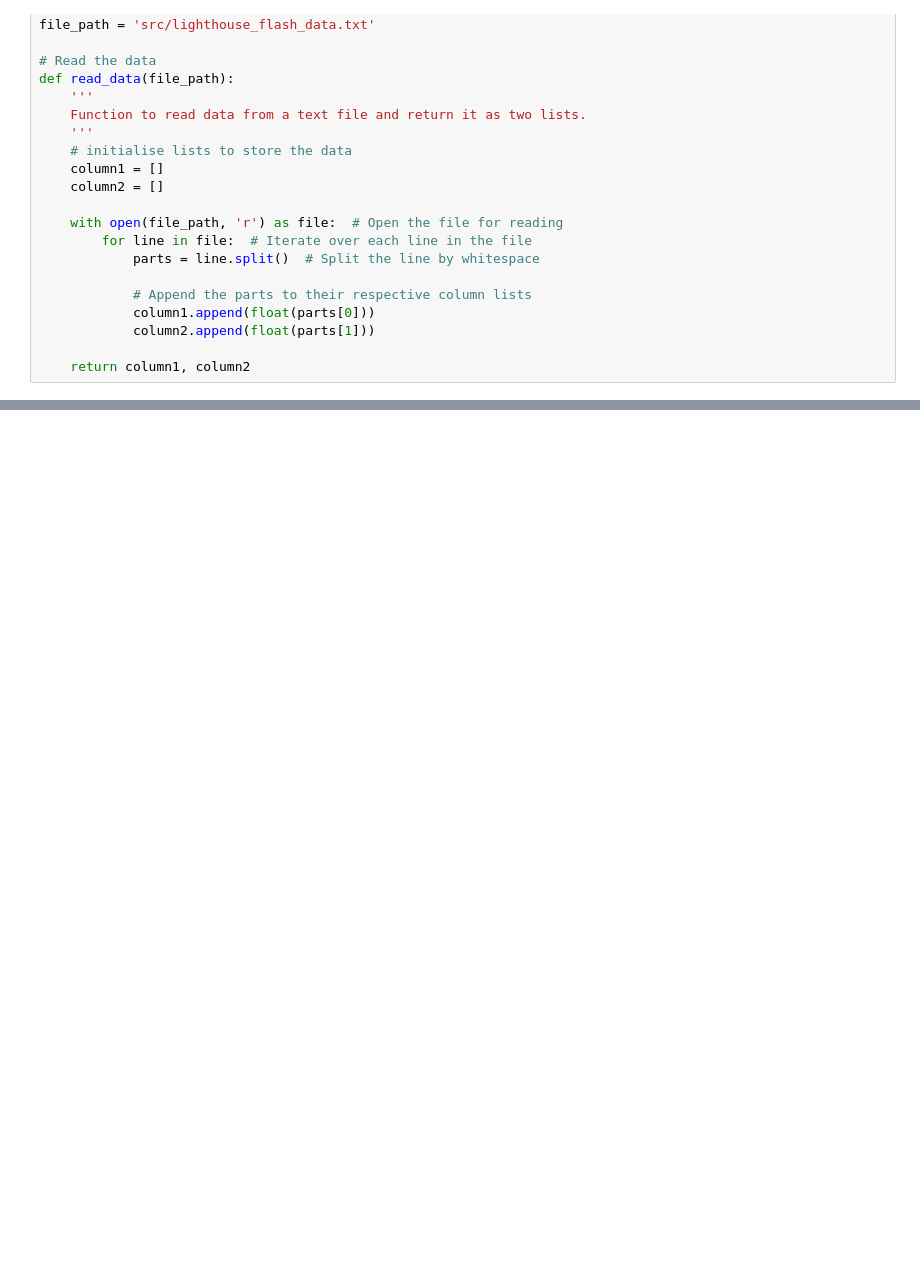
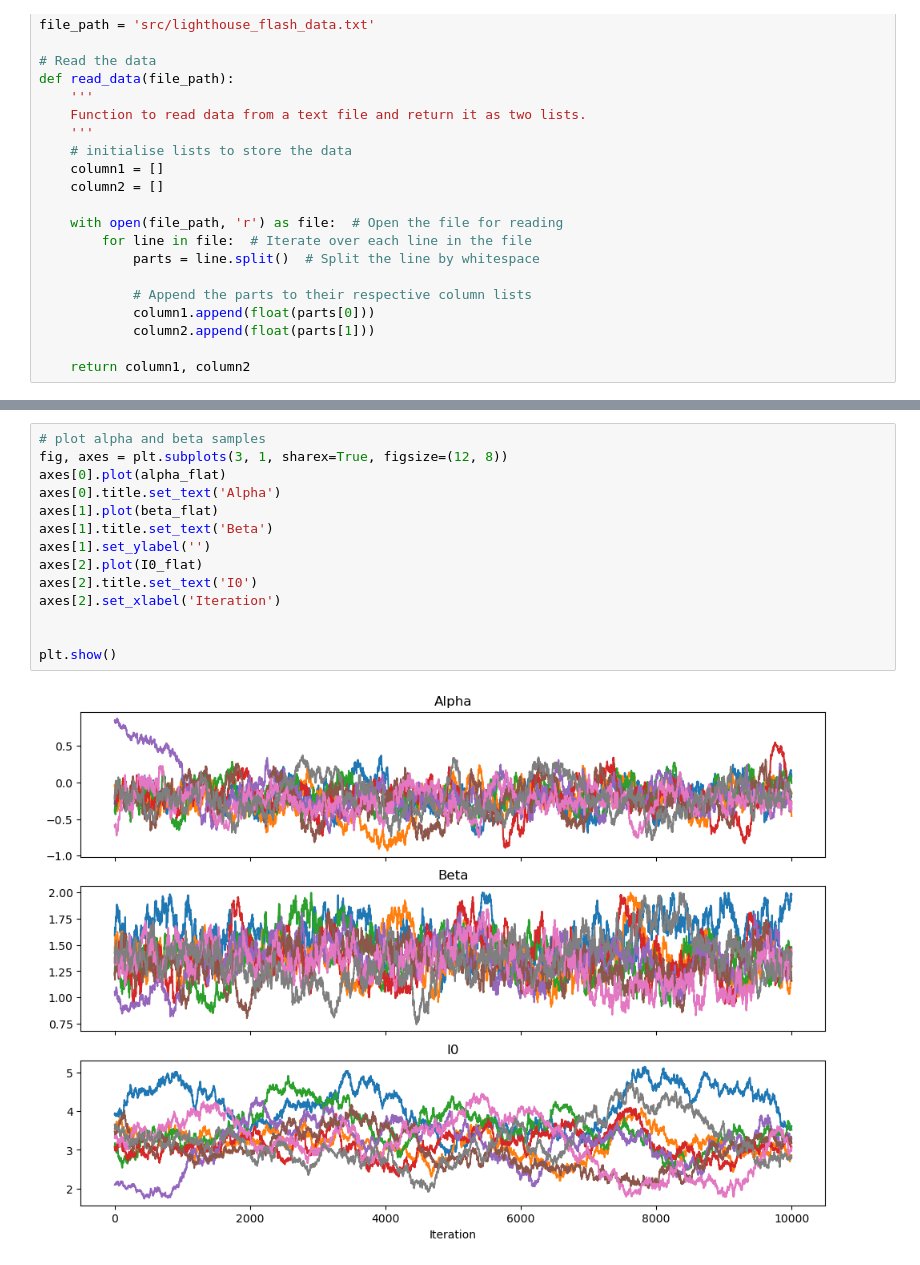
Before and after one commit to MaxTalberg/The-Lighthouse-Problem, a Jupyter notebook: CW.ipynb, the cells around one changed output, grey strips where cells are left out. Drawn from its saved outputs; the diff is of its cells as text; blank space fills up the shorter version.

```diff
--- a/CW.ipynb
+++ b/CW.ipynb
@@ -230,0 +378,16 @@ R-hat diagnostic (per latent variable): [array([1.0014493], dtype=float32), arra
+# %%
+# plot alpha and beta samples
+fig, axes = plt.subplots(3, 1, sharex=True, figsize=(12, 8))
+axes[0].plot(alpha_flat)
+axes[0].title.set_text('Alpha')
+axes[1].plot(beta_flat)
+axes[1].title.set_text('Beta')
+axes[1].set_ylabel('')
+axes[2].plot(I0_flat)
+axes[2].title.set_text('I0')
+axes[2].set_xlabel('Iteration')
+
+
+plt.show()
+# %% [output]
+[figure, added]
```
Also changed, not shown: parts of 21 cells of this notebook.
